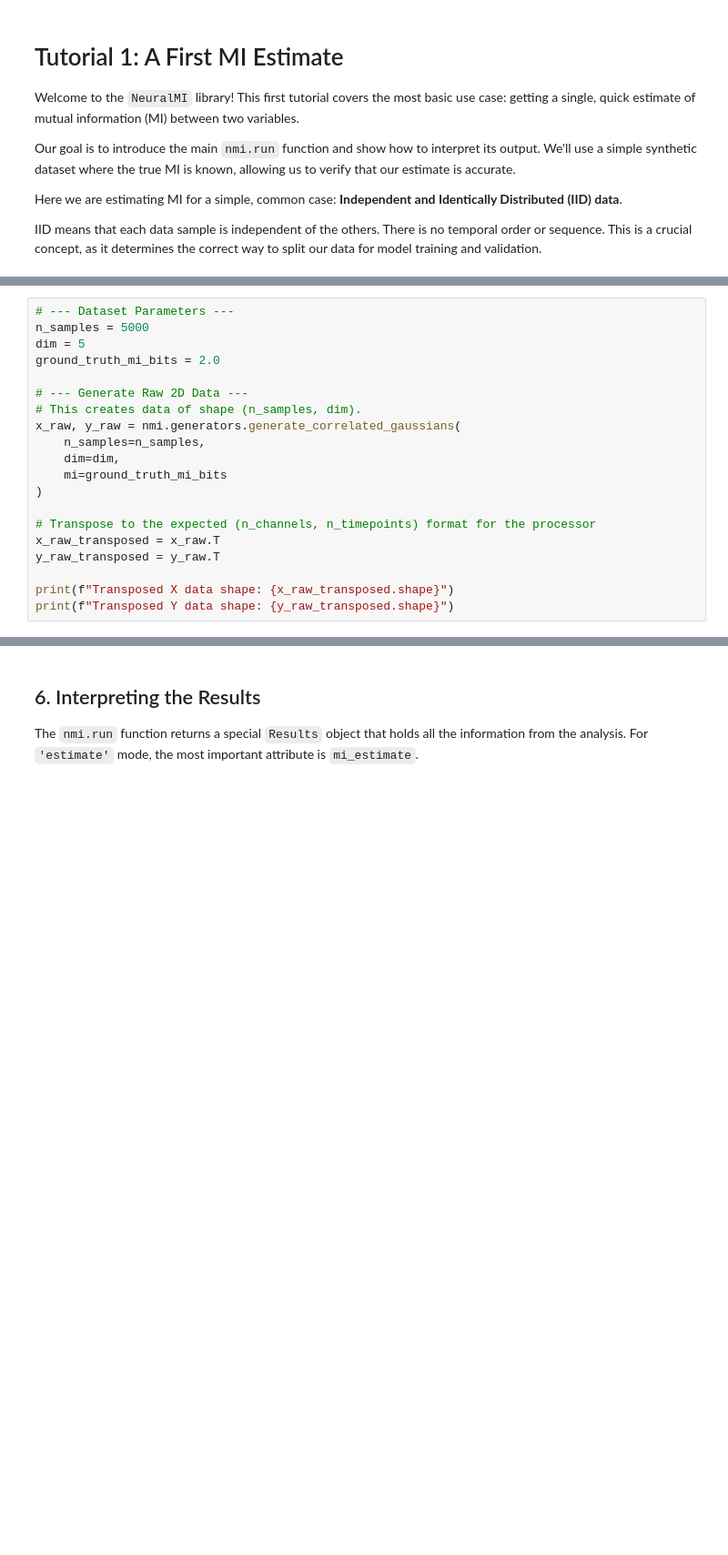
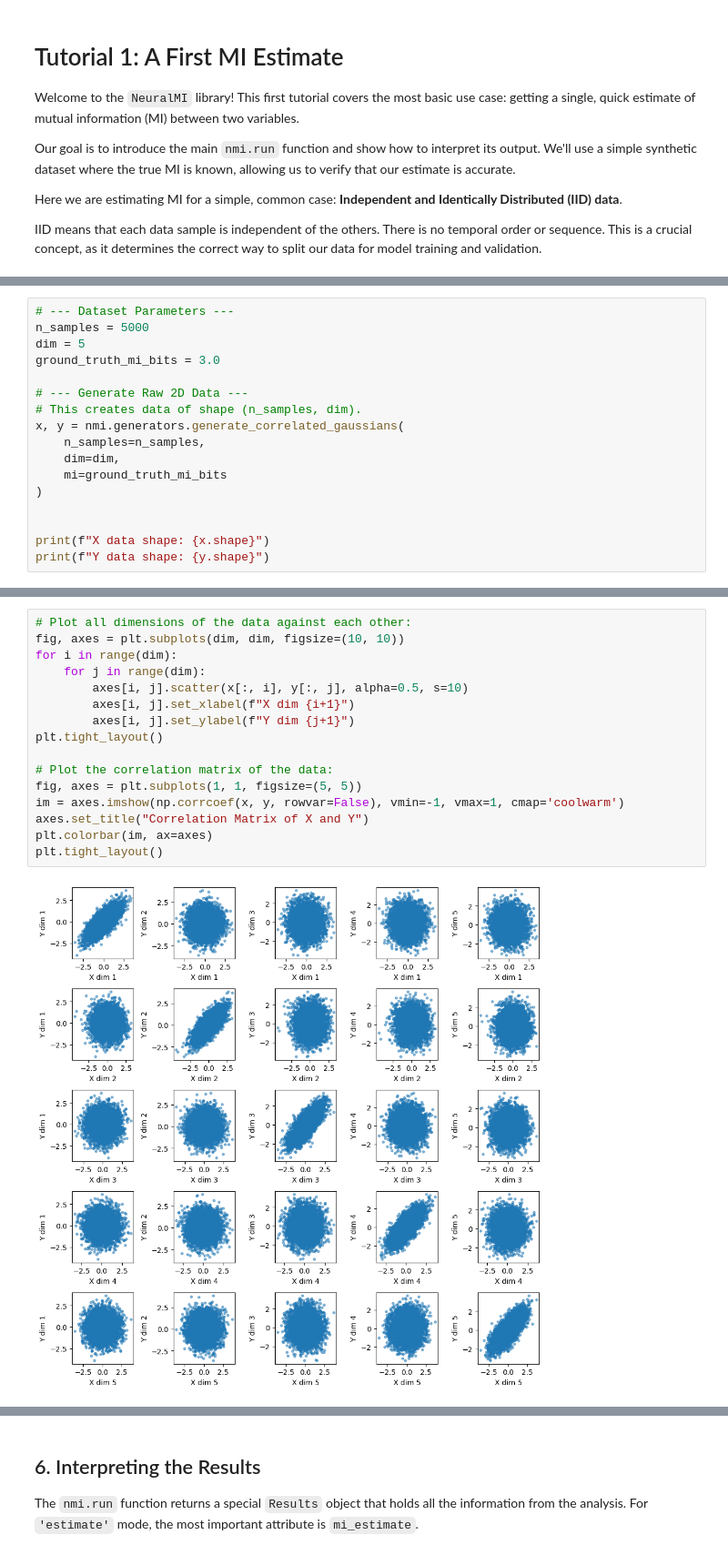
Before and after one commit to eslam-abdelaleem/NeuralMI, a Jupyter notebook: tutorials/01_A_First_Estimate.ipynb, the cells around one changed output, grey strips where cells are left out. Shown at 91% size. Drawn from its saved outputs; the diff is of its cells as text; blank space fills up the shorter version.

Commit message:
Refactor core engine: implement memory-safe chunking, dynamic temporal jittering, spectral dimensionality, precision mode, and rewrite tutorials 1-2

```diff
--- a/tutorials/01_A_First_Estimate.ipynb
+++ b/tutorials/01_A_First_Estimate.ipynb
@@ -25,20 +26,17 @@ The library's `ContinuousProcessor` expects raw data in the format `(n_channels,
 # --- Dataset Parameters ---
 n_samples = 5000
 dim = 5
-ground_truth_mi_bits = 2.0
+ground_truth_mi_bits = 3.0
 
 # --- Generate Raw 2D Data ---
 # This creates data of shape (n_samples, dim).
-x_raw, y_raw = nmi.generators.generate_correlated_gaussians(
+x, y = nmi.generators.generate_correlated_gaussians(
     n_samples=n_samples,
     dim=dim,
     mi=ground_truth_mi_bits
 )
 
-# Transpose to the expected (n_channels, n_timepoints) format for the processor
-x_raw_transposed = x_raw.T
-y_raw_transposed = y_raw.T
 
-print(f"Transposed X data shape: {x_raw_transposed.shape}")
-print(f"Transposed Y data shape: {y_raw_transposed.shape}")
+print(f"X data shape: {x.shape}")
+print(f"Y data shape: {y.shape}")
 # %% [output]
@@ -46,0 +47,18 @@ Transposed Y data shape: torch.Size([5, 5000])
+# %%
+# Plot all dimensions of the data against each other:
+fig, axes = plt.subplots(dim, dim, figsize=(10, 10))
+for i in range(dim):
+    for j in range(dim):
+        axes[i, j].scatter(x[:, i], y[:, j], alpha=0.5, s=10)
+        axes[i, j].set_xlabel(f"X dim {i+1}")
+        axes[i, j].set_ylabel(f"Y dim {j+1}")
+plt.tight_layout()
+
+# Plot the correlation matrix of the data:
+fig, axes = plt.subplots(1, 1, figsize=(5, 5))
+im = axes.imshow(np.corrcoef(x, y, rowvar=False), vmin=-1, vmax=1, cmap='coolwarm')
+axes.set_title("Correlation Matrix of X and Y")
+plt.colorbar(im, ax=axes)
+plt.tight_layout()
+# %% [output]
+[figure, added]
```
Also changed, not shown: parts of 13 cells of this notebook, 21 other files.
